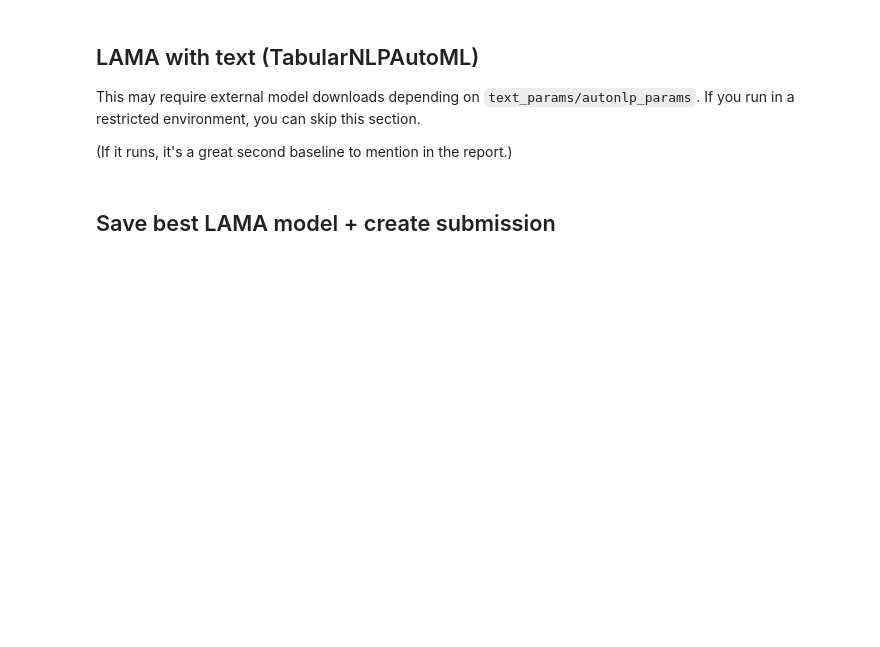
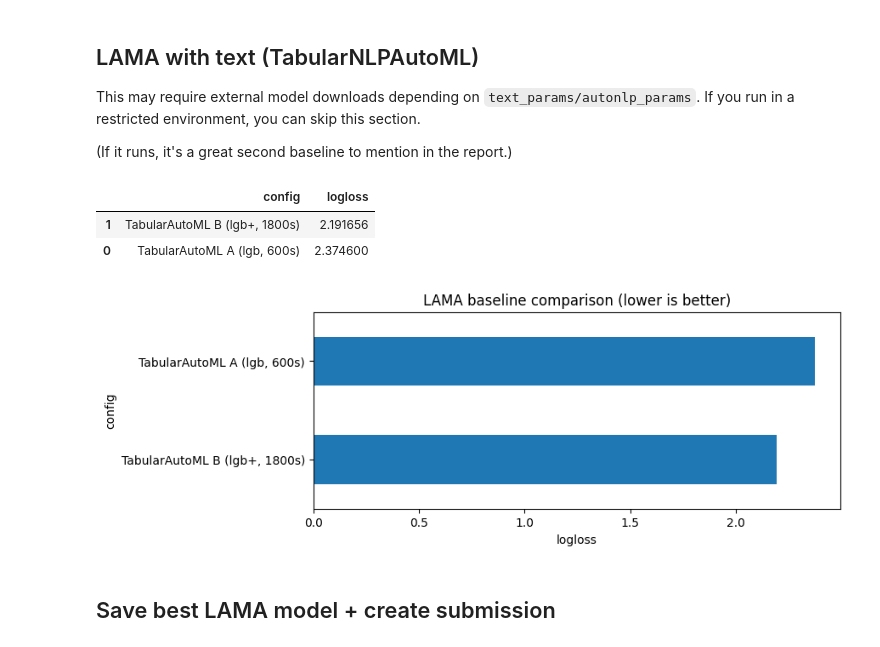
Before and after one commit to nZiben/renthop-lightautoml-vs-custom, a Jupyter notebook: notebooks/03_lama_baselines.ipynb, the cells around one changed output. Drawn from its saved outputs; the diff is of its cells as text; code cells hidden in the pictures; blank space fills up the shorter version.

```diff
--- a/notebooks/03_lama_baselines.ipynb
+++ b/notebooks/03_lama_baselines.ipynb
@@ -94,7 +94,7 @@ res_b = fit_lama_tabular(
     drop_cols=drop_cols + spec["text_cols"],
     timeout=1799,
     cpu_limit=4,
-    params={"use_algos": [["lgb", "linear_l2"]]},
+    params={"use_algos": [["lgb", "cb"], ["lgb_tuned", "cb_tuned"]]},
     verbose=2,
 )
 score_b = log_loss(y_va, res_b.valid_pred, labels=labels)
@@ -143,17 +181,22 @@ if RUN_NLP:
 # %%
 # Compare
 results = pd.DataFrame(
     [
         {"config": "TabularAutoML A (lgb, 600s)", "logloss": score_a},
-        {"config": "TabularAutoML B (lgb+linear, 1800s)", "logloss": score_b},
+        {"config": "TabularAutoML B (lgb+, 1800s)", "logloss": score_b},
     ]
 ).sort_values("logloss")
 display(results)
 
 ax = results.set_index("config")["logloss"].plot(kind="barh", figsize=(8,3))
 ax.set_title("LAMA baseline comparison (lower is better)")
 ax.set_xlabel("logloss")
 plt.show()
+# %% [output]
+|  | config | logloss |
+| 1 | TabularAutoML B (lgb+, 1800s) | 2.191656 |
+| 0 | TabularAutoML A (lgb, 600s) | 2.374600 |
+[figure, added]
 # %% [markdown]
 ## Save best LAMA model + create submission
 # %%
```
Also changed, not shown: parts of 4 cells of this notebook.
